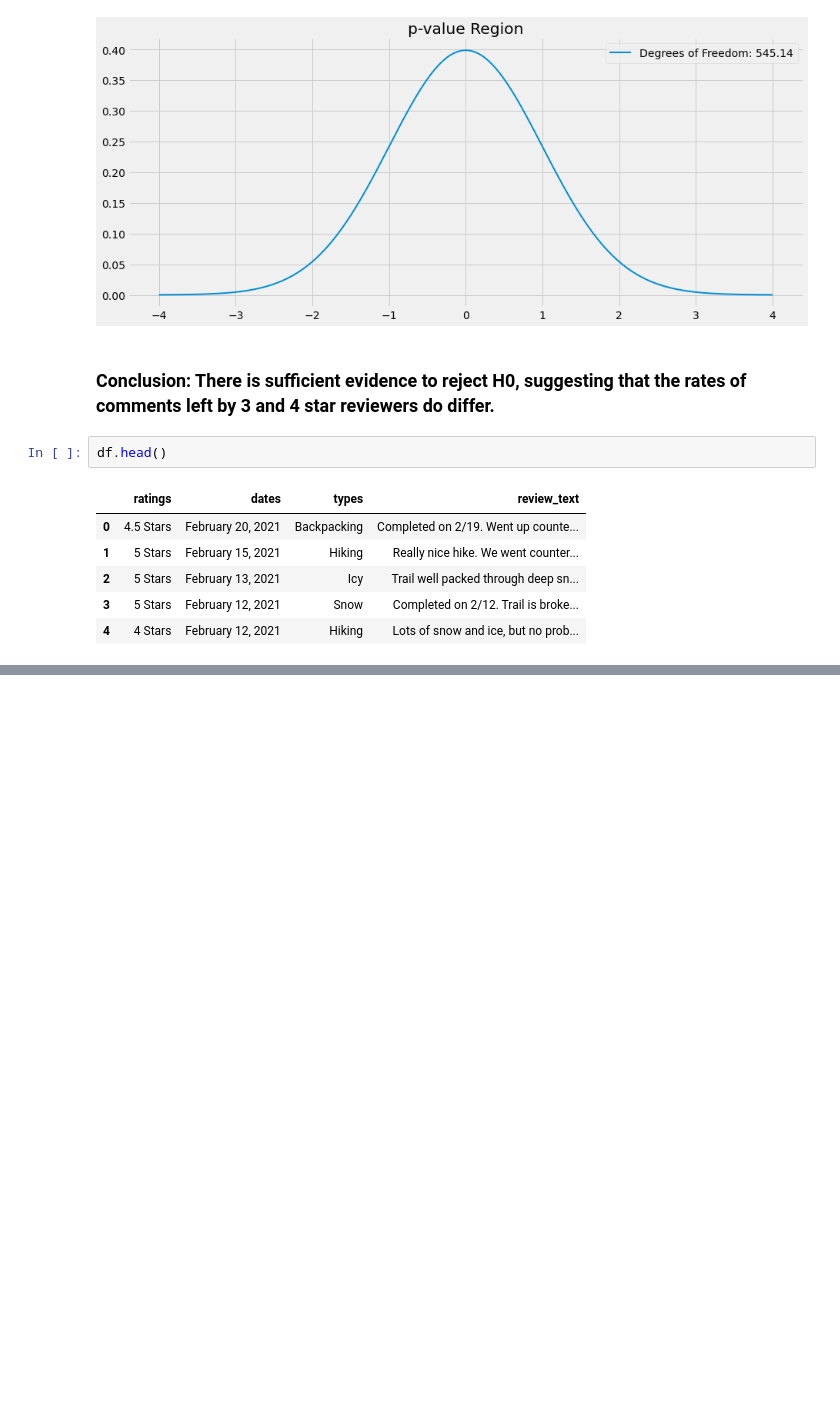
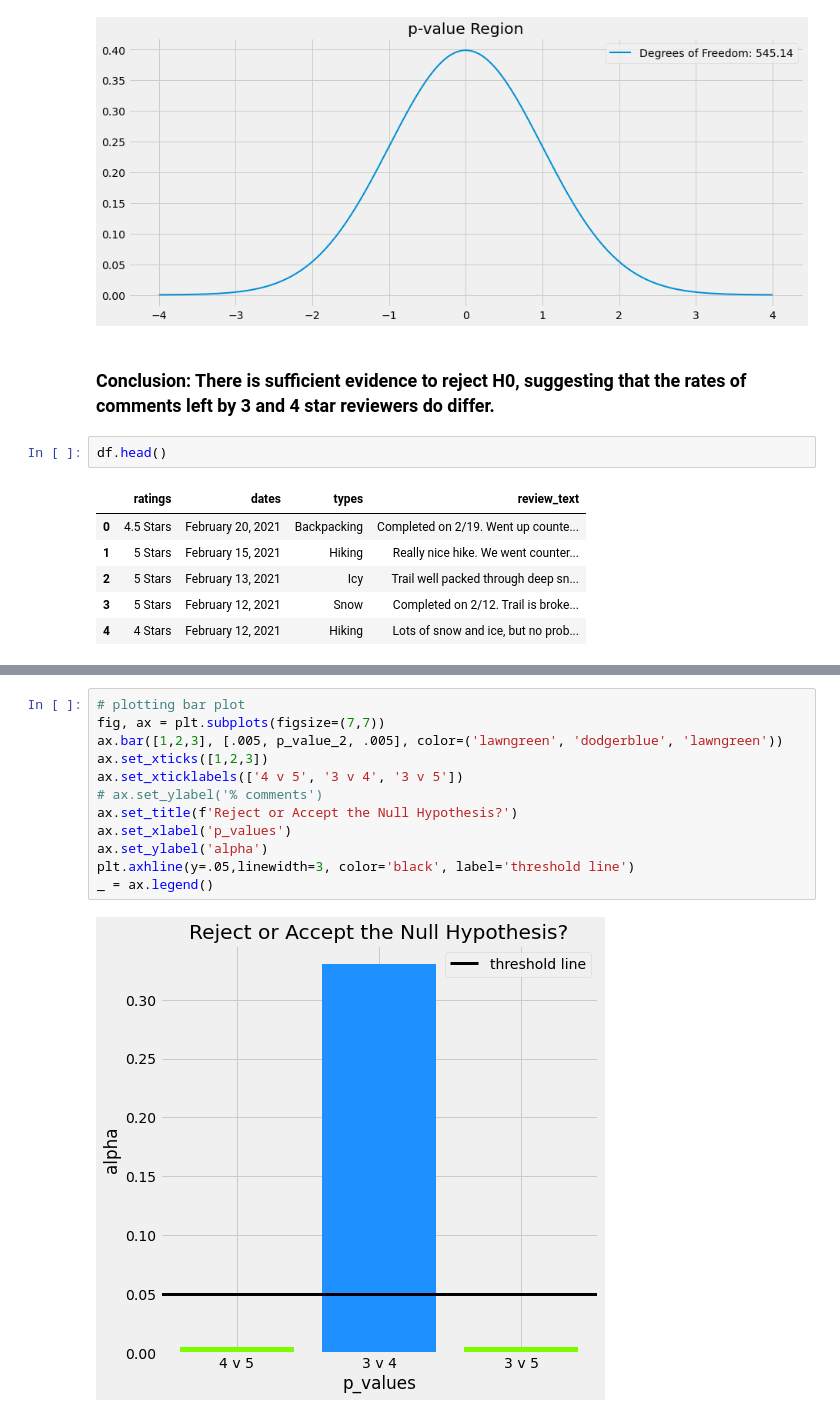
Before and after one commit to sborodach/all-trails, a Jupyter notebook: bear-mountain.ipynb, the cells around one changed output, grey strips where cells are left out. Saved outputs shown, nothing was run; the diff lists cells and outputs as text; blank space fills up the shorter version.

```diff
--- a/bear-mountain.ipynb
+++ b/bear-mountain.ipynb
@@ -389,0 +390,14 @@ TypeError: drop_database() missing 1 required positional argument: 'name_or_data
+# %%
+# plotting bar plot
+fig, ax = plt.subplots(figsize=(7,7))
+ax.bar([1,2,3], [.005, p_value_2, .005], color=('lawngreen', 'dodgerblue', 'lawngreen'))
+ax.set_xticks([1,2,3])
+ax.set_xticklabels(['4 v 5', '3 v 4', '3 v 5'])
+# ax.set_ylabel('% comments')
+ax.set_title(f'Reject or Accept the Null Hypothesis?')
+ax.set_xlabel('p_values')
+ax.set_ylabel('alpha')
+plt.axhline(y=.05,linewidth=3, color='black', label='threshold line')
+_ = ax.legend()
+# %% [output]
+[figure, added]
```
Also changed, not shown: parts of 7 cells of this notebook, 2 other files.
